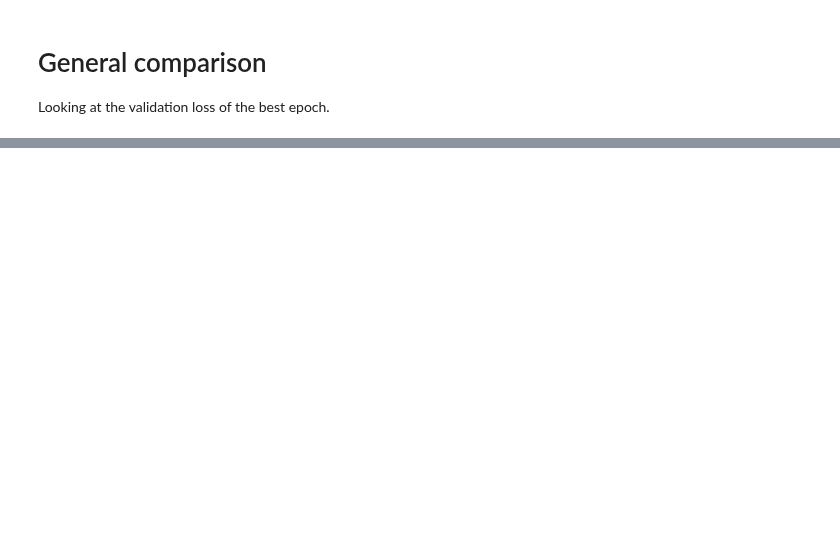
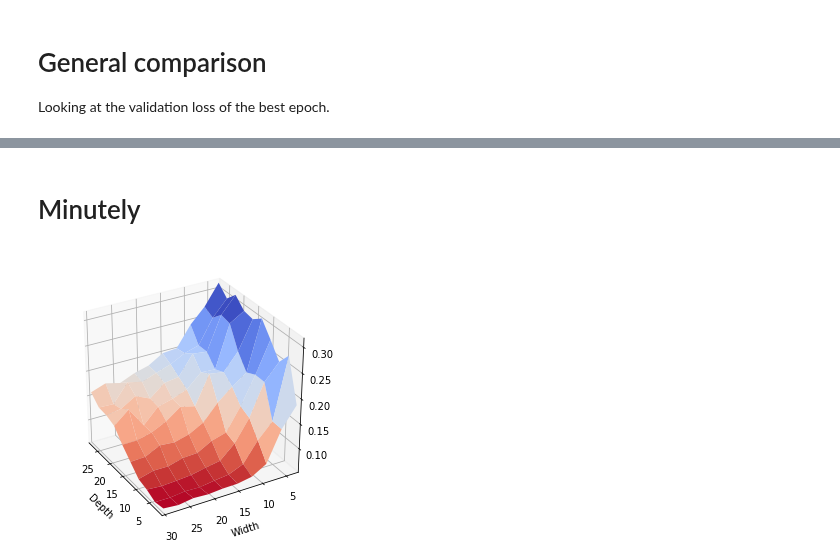
Before and after one commit to leyhline/vix-term-structure, a Jupyter notebook: comparison1-4.ipynb, the cells around one changed output, grey strips where cells are left out. Drawn from its saved outputs; the diff is of its cells as text; code cells hidden in the pictures; blank space fills up the shorter version.

```diff
--- a/comparison1-4.ipynb
+++ b/comparison1-4.ipynb
@@ -297,0 +335,12 @@ AddIn   &   268 &        0.1297 &          0.0997 &    0.1321 \\
+# %% [markdown]
+# Minutely
+# %%
+data13 = parse_whole_directory("models/experiment13/")
+# %%
+loss_min13 = data13.groupby(("depth", "width", "datetime")).min().groupby(("depth", "width")).mean()
+# %%
+plot3d_loss(loss_min13.val_loss, rotation=150)
+plt.savefig("approach1-ex3-val-minutely.pdf", format="pdf", bbox_inches="tight", dpi=300)
+plt.show()
+# %% [output]
+[figure, added]
```
Also changed, not shown: parts of 16 cells of this notebook, 4 other files.
